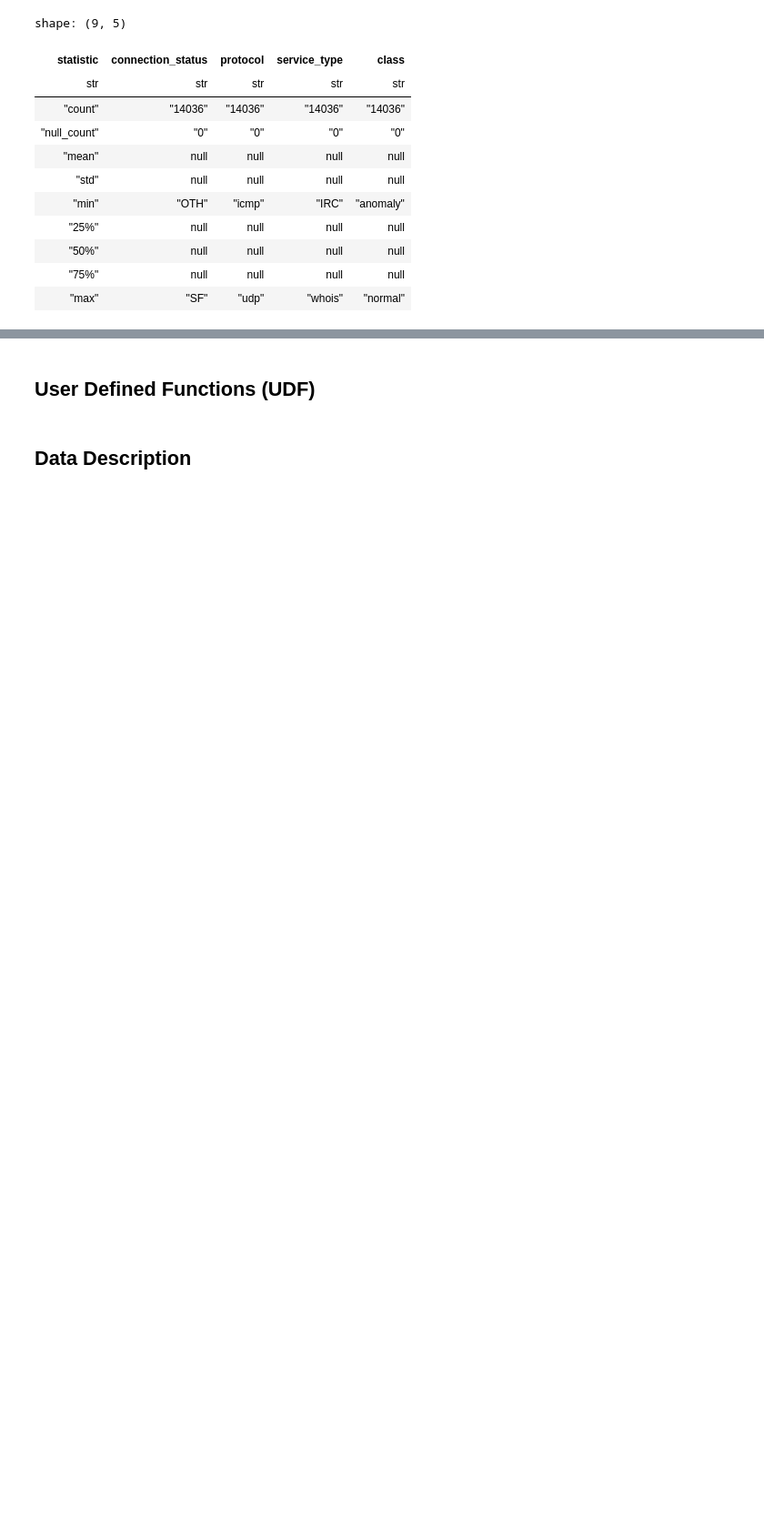
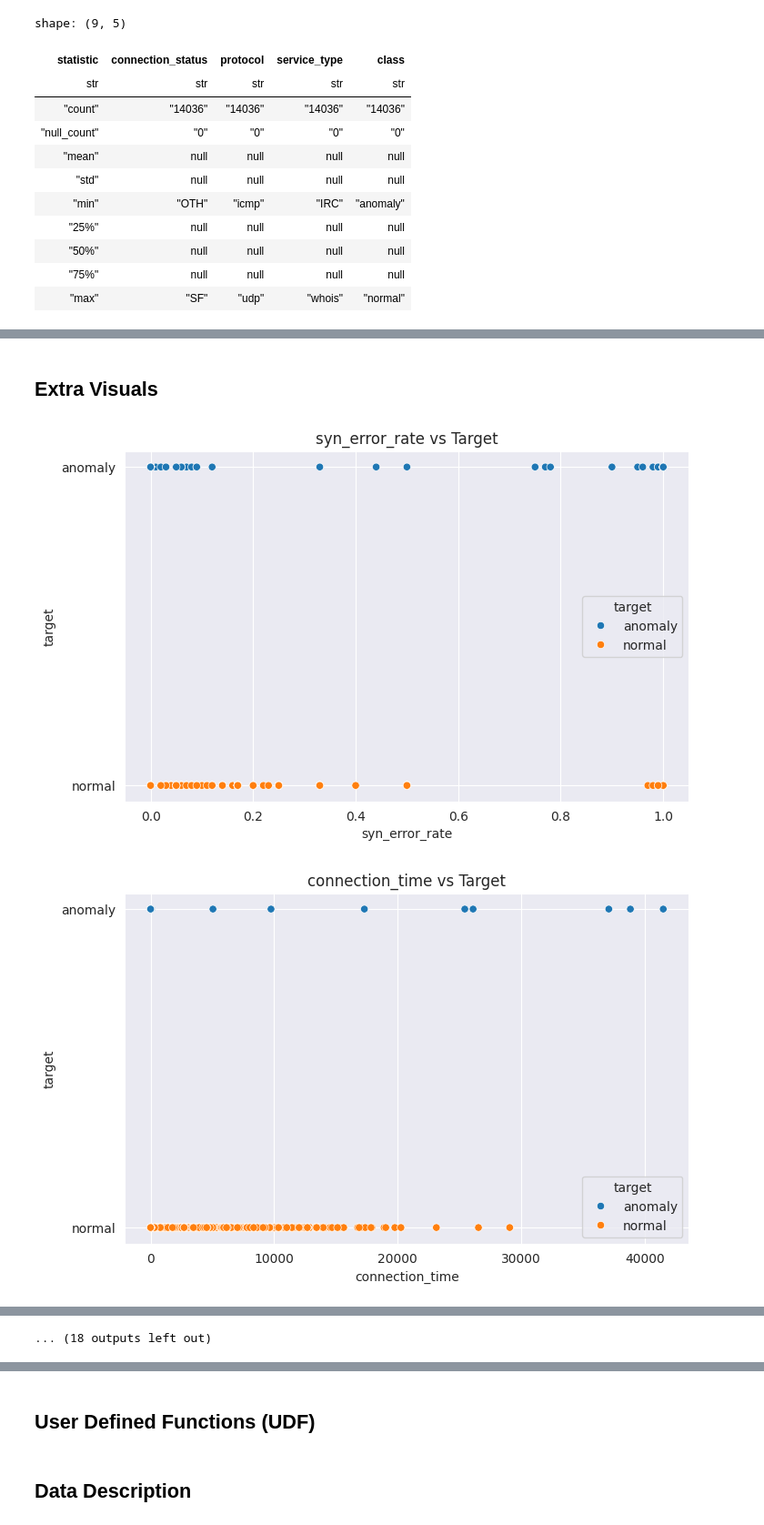
Before and after one commit to DEVOLOPER-1/Pred-Sus-Act, a Jupyter notebook: eda.ipynb, the cells around one changed output, grey strips where cells are left out. Shown at 91% size. Cells and saved outputs as stored; diff of their text form; code cells hidden in the pictures; blank space fills up the shorter version.

```diff
--- a/eda.ipynb
+++ b/eda.ipynb
@@ -91,0 +118,16 @@ del Pandas_df
+# %%
+df = df.rename({"class": "target"})
+# %% [markdown]
+## Extra Visuals
+# %%
+%matplotlib inline
+
+for col in df.columns:
+    if col != "target":
+        plt.figure(figsize=(8, 5))  # Set figure size for each plot
+        sns.scatterplot(x=col, y="target", hue="target", data=df)
+        plt.title(f'{col} vs Target')
+        plt.show()
+# %% [output]
+[figure, added]
+[figure, added]
@@ -91,0 +144 @@ del Pandas_df
+... (18 outputs left out)
```
Also changed, not shown: parts of 8 cells of this notebook, 2 other files.
